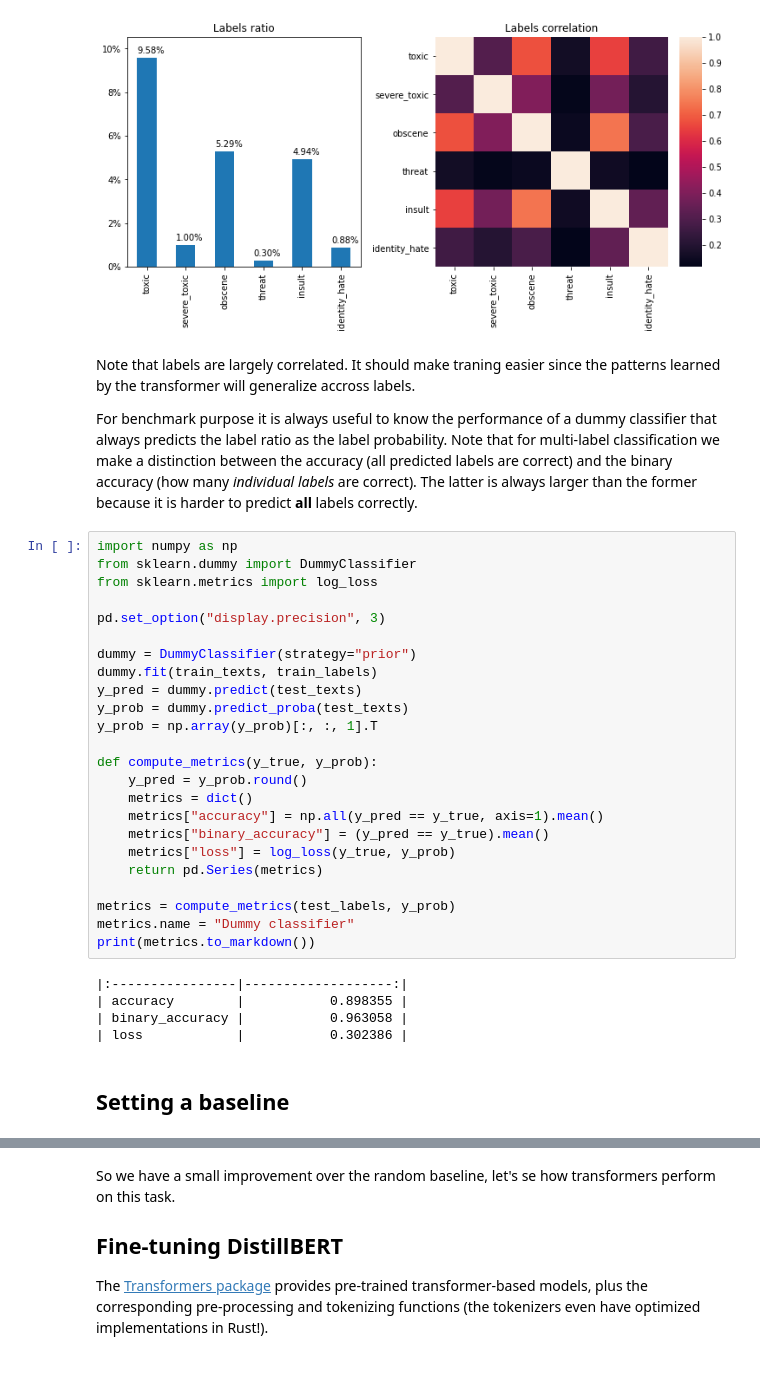
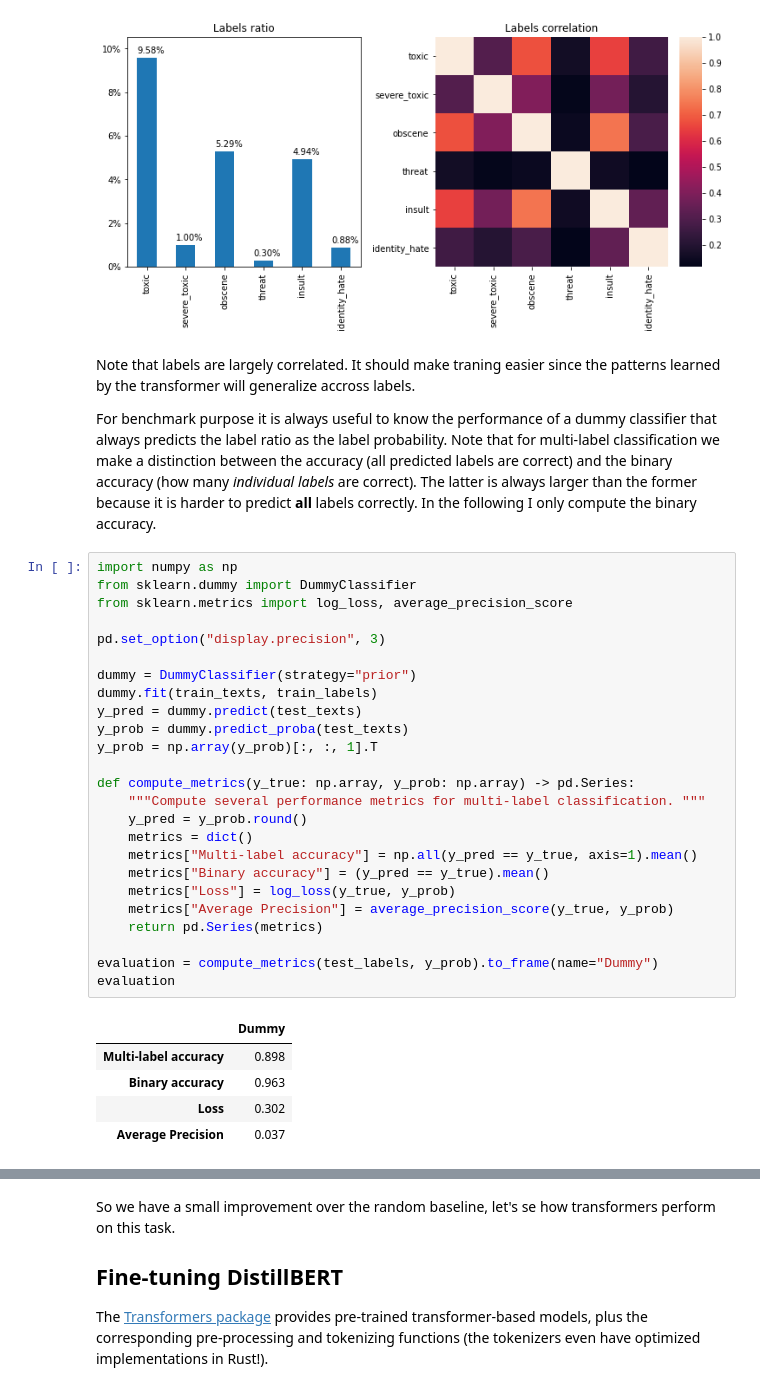
Before and after one commit to nkthiebaut/nkthiebaut.github.io, a Jupyter notebook: content/toxic_comments_transformer.ipynb, the cells around one changed output, grey strips where cells are left out. Saved outputs shown, nothing was run; the diff lists cells and outputs as text.

```diff
--- a/content/toxic_comments_transformer.ipynb
+++ b/content/toxic_comments_transformer.ipynb
@@ -104,35 +104,35 @@ fig.show()
 # %% [markdown]
 Note that labels are largely correlated. It should make traning easier since the patterns learned by the transformer will generalize accross labels.
 
-For benchmark purpose it is always useful to know the performance of a dummy classifier that always predicts the label ratio as the label probability. Note that for multi-label classification we make a distinction between the accuracy (all predicted labels are correct) and the binary accuracy (how many *individual labels* are correct). The latter is always larger than the former because it is harder to predict **all** labels correctly.
+For benchmark purpose it is always useful to know the performance of a dummy classifier that always predicts the label ratio as the label probability. Note that for multi-label classification we make a distinction between the accuracy (all predicted labels are correct) and the binary accuracy (how many *individual labels* are correct). The latter is always larger than the former because it is harder to predict **all** labels correctly. In the following I only compute the binary accuracy.
 # %%
 import numpy as np
 from sklearn.dummy import DummyClassifier
-from sklearn.metrics import log_loss
+from sklearn.metrics import log_loss, average_precision_score
 
 pd.set_option("display.precision", 3)
 
 dummy = DummyClassifier(strategy="prior")
 dummy.fit(train_texts, train_labels)
 y_pred = dummy.predict(test_texts)
 y_prob = dummy.predict_proba(test_texts)
 y_prob = np.array(y_prob)[:, :, 1].T
 
-def compute_metrics(y_true, y_prob):
+def compute_metrics(y_true: np.array, y_prob: np.array) -> pd.Series:
+    """Compute several performance metrics for multi-label classification. """
     y_pred = y_prob.round()
     metrics = dict()
-    metrics["accuracy"] = np.all(y_pred == y_true, axis=1).mean()
-    metrics["binary_accuracy"] = (y_pred == y_true).mean()
-    metrics["loss"] = log_loss(y_true, y_prob)
+    metrics["Multi-label accuracy"] = np.all(y_pred == y_true, axis=1).mean()
+    metrics["Binary accuracy"] = (y_pred == y_true).mean()
+    metrics["Loss"] = log_loss(y_true, y_prob)
+    metrics["Average Precision"] = average_precision_score(y_true, y_prob)
     return pd.Series(metrics)
 
-metrics = compute_metrics(test_labels, y_prob)
-metrics.name = "Dummy classifier"
-print(metrics.to_markdown())
+evaluation = compute_metrics(test_labels, y_prob).to_frame(name="Dummy")
+evaluation
 # %% [output]
-|:----------------|-------------------:|
-| accuracy        |           0.898355 |
-| binary_accuracy |           0.963058 |
-| loss            |           0.302386 |
+|  | Dummy |
+| Multi-label accuracy | 0.898 |
+| Binary accuracy | 0.963 |
+| Loss | 0.302 |
+| Average Precision | 0.037 |
-# %% [markdown]
-## Setting a baseline
```
Also changed, not shown: parts of 13 cells of this notebook, 4 other files.
